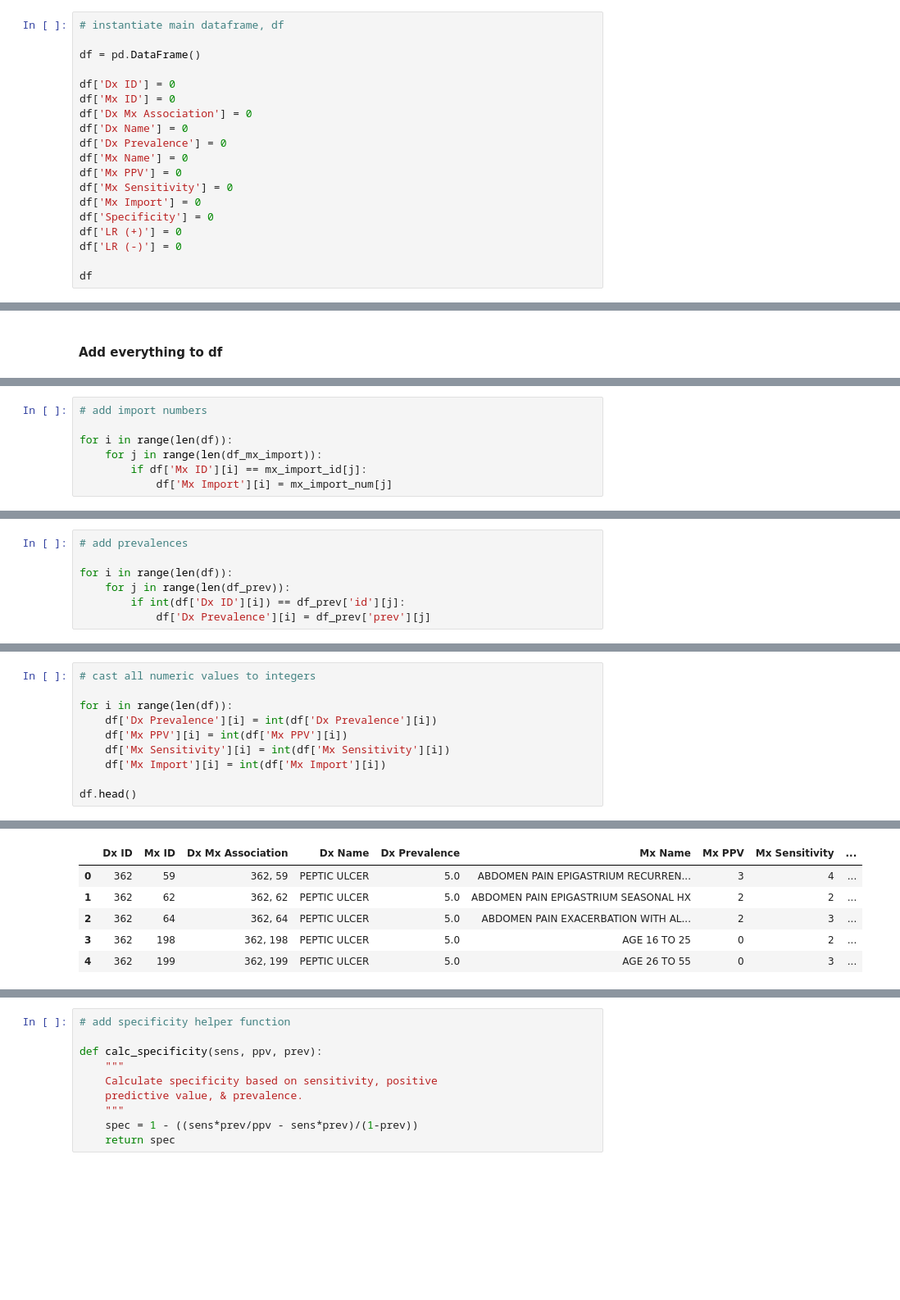
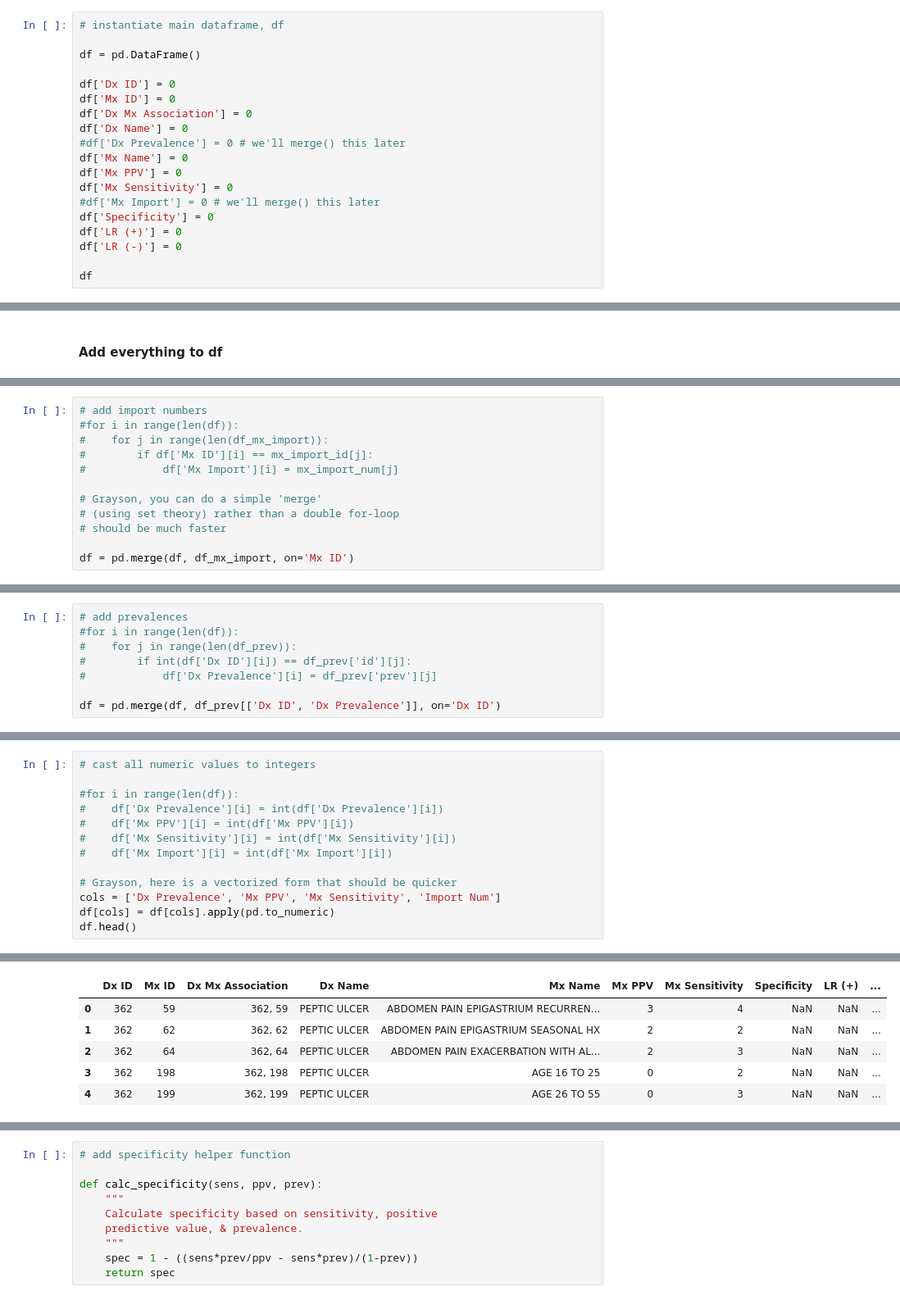
Before and after one commit to alvinjeffery/cds_bayes, a Jupyter notebook: cds_df.ipynb, the cells around one changed output, grey strips where cells are left out. Shown: that part at 82% size. Drawn from its saved outputs; the diff is of its cells as text; blank space fills up the shorter version.

Commit message:
vectorized Grayson's notebook

```diff
--- a/cds_df.ipynb
+++ b/cds_df.ipynb
@@ -15,11 +15,11 @@ df['Dx ID'] = 0
 df['Mx ID'] = 0
 df['Dx Mx Association'] = 0
 df['Dx Name'] = 0
-df['Dx Prevalence'] = 0
+#df['Dx Prevalence'] = 0 # we'll merge() this later
 df['Mx Name'] = 0
 df['Mx PPV'] = 0
 df['Mx Sensitivity'] = 0
-df['Mx Import'] = 0
+#df['Mx Import'] = 0 # we'll merge() this later
 df['Specificity'] = 0
 df['LR (+)'] = 0
 df['LR (-)'] = 0
@@ -152,7 +160,12 @@ df['Mx Sensitivity'] = mx_sens
 # %%
 # add import numbers
+#for i in range(len(df)):
+#    for j in range(len(df_mx_import)):
+#        if df['Mx ID'][i] == mx_import_id[j]:
+#            df['Mx Import'][i] = mx_import_num[j]
 
-for i in range(len(df)):
-    for j in range(len(df_mx_import)):
-        if df['Mx ID'][i] == mx_import_id[j]:
-            df['Mx Import'][i] = mx_import_num[j]
+# Grayson, you can do a simple 'merge'
+# (using set theory) rather than a double for-loop
+# should be much faster
+
+df = pd.merge(df, df_mx_import, on='Mx ID')
@@ -163,7 +172,8 @@ See the caveats in the documentation: http://pandas.pydata.org/pandas-docs/stabl
 # %%
 # add prevalences
+#for i in range(len(df)):
+#    for j in range(len(df_prev)):
+#        if int(df['Dx ID'][i]) == df_prev['id'][j]:
+#            df['Dx Prevalence'][i] = df_prev['prev'][j]
 
-for i in range(len(df)):
-    for j in range(len(df_prev)):
-        if int(df['Dx ID'][i]) == df_prev['id'][j]:
-            df['Dx Prevalence'][i] = df_prev['prev'][j]
+df = pd.merge(df, df_prev[['Dx ID', 'Dx Prevalence']], on='Dx ID')
@@ -183,11 +189,14 @@ df.head()
 # %%
 # cast all numeric values to integers
 
-for i in range(len(df)):
-    df['Dx Prevalence'][i] = int(df['Dx Prevalence'][i])
-    df['Mx PPV'][i] = int(df['Mx PPV'][i])
-    df['Mx Sensitivity'][i] = int(df['Mx Sensitivity'][i])
-    df['Mx Import'][i] = int(df['Mx Import'][i])
+#for i in range(len(df)):
+#    df['Dx Prevalence'][i] = int(df['Dx Prevalence'][i])
+#    df['Mx PPV'][i] = int(df['Mx PPV'][i])
+#    df['Mx Sensitivity'][i] = int(df['Mx Sensitivity'][i])
+#    df['Mx Import'][i] = int(df['Mx Import'][i])
 
+# Grayson, here is a vectorized form that should be quicker
+cols = ['Dx Prevalence', 'Mx PPV', 'Mx Sensitivity', 'Import Num']
+df[cols] = df[cols].apply(pd.to_numeric)
 df.head()
 # %% [output]
@@ -210,6 +203,6 @@ See the caveats in the documentation: http://pandas.pydata.org/pandas-docs/stabl
-|  | Dx ID | Mx ID | Dx Mx Association | Dx Name | Dx Prevalence | Mx Name | Mx PPV | Mx Sensitivity | ... |
-| 0 | 362 | 59 | 362, 59 | PEPTIC ULCER | 5.0 | ABDOMEN PAIN EPIGASTRIUM RECURREN... | 3 | 4 | ... |
-| 1 | 362 | 62 | 362, 62 | PEPTIC ULCER | 5.0 | ABDOMEN PAIN EPIGASTRIUM SEASONAL HX | 2 | 2 | ... |
-| 2 | 362 | 64 | 362, 64 | PEPTIC ULCER | 5.0 | ABDOMEN PAIN EXACERBATION WITH AL... | 2 | 3 | ... |
-| 3 | 362 | 198 | 362, 198 | PEPTIC ULCER | 5.0 | AGE 16 TO 25 | 0 | 2 | ... |
-| 4 | 362 | 199 | 362, 199 | PEPTIC ULCER | 5.0 | AGE 26 TO 55 | 0 | 3 | ... |
+|  | Dx ID | Mx ID | Dx Mx Association | Dx Name | Mx Name | Mx PPV | Mx Sensitivity | Specificity | LR (+) | ... |
+| 0 | 362 | 59 | 362, 59 | PEPTIC ULCER | ABDOMEN PAIN EPIGASTRIUM RECURREN... | 3 | 4 | NaN | NaN | ... |
+| 1 | 362 | 62 | 362, 62 | PEPTIC ULCER | ABDOMEN PAIN EPIGASTRIUM SEASONAL HX | 2 | 2 | NaN | NaN | ... |
+| 2 | 362 | 64 | 362, 64 | PEPTIC ULCER | ABDOMEN PAIN EXACERBATION WITH AL... | 2 | 3 | NaN | NaN | ... |
+| 3 | 362 | 198 | 362, 198 | PEPTIC ULCER | AGE 16 TO 25 | 0 | 2 | NaN | NaN | ... |
+| 4 | 362 | 199 | 362, 199 | PEPTIC ULCER | AGE 26 TO 55 | 0 | 3 | NaN | NaN | ... |
```
Also changed, not shown: parts of 20 cells of this notebook, 1 other file.
